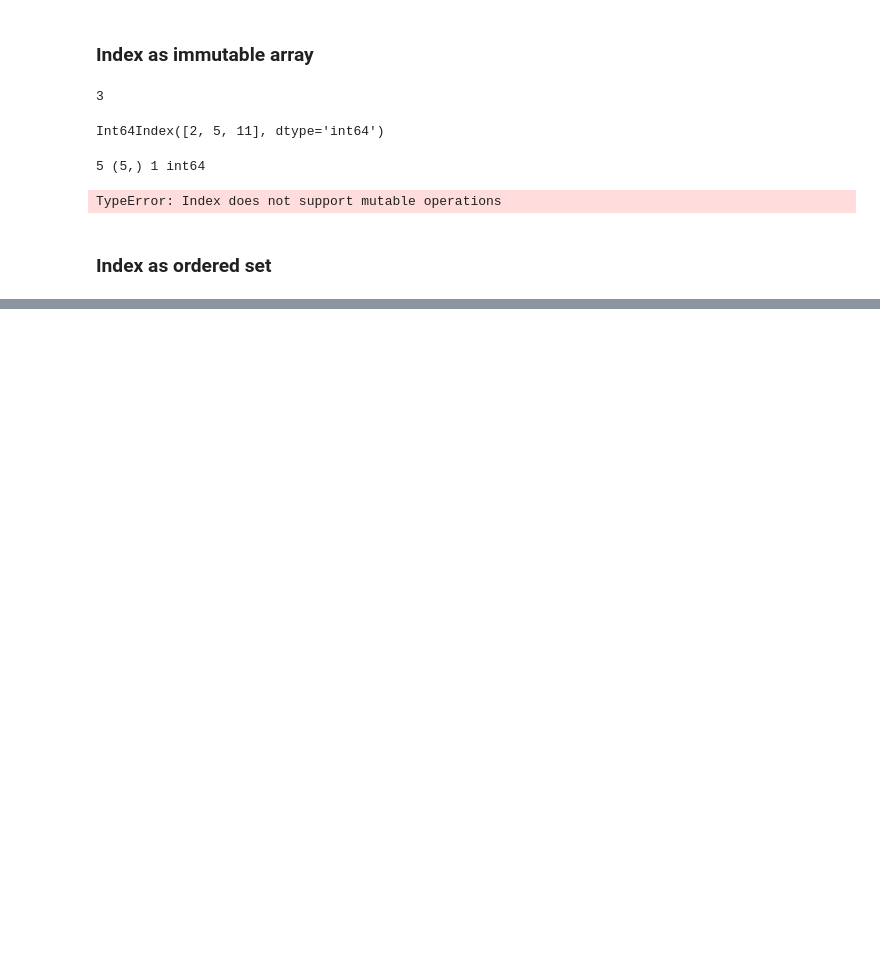
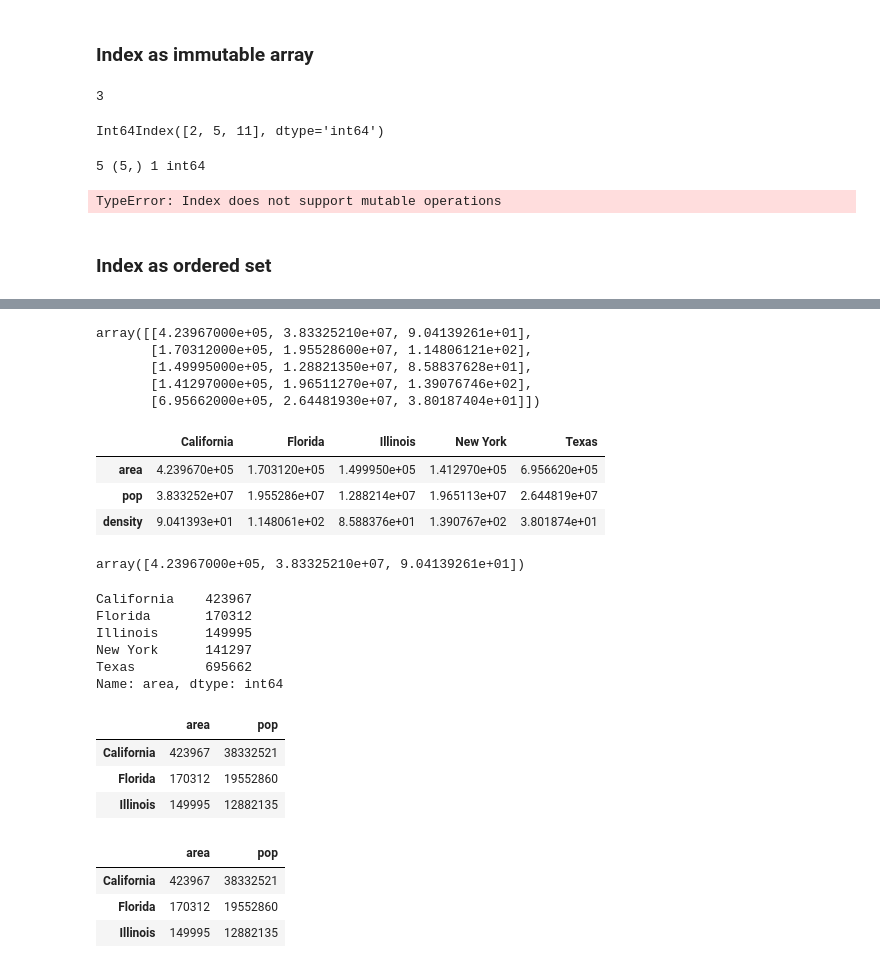
Before and after one commit to jbuisine/python-learn, a Jupyter notebook: 03.Pandas/Pandas.ipynb, the cells around one changed output, grey strips where cells are left out. Drawn from its saved outputs; the diff is of its cells as text; code cells hidden in the pictures; blank space fills up the shorter version.

```diff
--- a/03.Pandas/Pandas.ipynb
+++ b/03.Pandas/Pandas.ipynb
@@ -376,0 +567,43 @@ indA & indB  # intersection
+# %%
+data.values
+# %% [output]
+array([[4.23967000e+05, 3.83325210e+07, 9.04139261e+01],
+       [1.70312000e+05, 1.95528600e+07, 1.14806121e+02],
+       [1.49995000e+05, 1.28821350e+07, 8.58837628e+01],
+       [1.41297000e+05, 1.96511270e+07, 1.39076746e+02],
+       [6.95662000e+05, 2.64481930e+07, 3.80187404e+01]])
+# %%
+data.T # swap rows and columns
+# %% [output]
+|  | California | Florida | Illinois | New York | Texas |
+| area | 4.239670e+05 | 1.703120e+05 | 1.499950e+05 | 1.412970e+05 | 6.956620e+05 |
+| pop | 3.833252e+07 | 1.955286e+07 | 1.288214e+07 | 1.965113e+07 | 2.644819e+07 |
+| density | 9.041393e+01 | 1.148061e+02 | 8.588376e+01 | 1.390767e+02 | 3.801874e+01 |
+# %%
+data.values[0]
+# %% [output]
+array([4.23967000e+05, 3.83325210e+07, 9.04139261e+01])
+# %%
+data['area']
+# %% [output]
+California    423967
+Florida       170312
+Illinois      149995
+New York      141297
+Texas         695662
+Name: area, dtype: int64
+# %%
+# first three row indices and first two cols indices
+data.iloc[:3, :2] # using indices
+# %% [output]
+|  | area | pop |
+| California | 423967 | 38332521 |
+| Florida | 170312 | 19552860 |
+| Illinois | 149995 | 12882135 |
+# %%
+data.loc[:'Illinois', :'pop'] # using indices values
+# %% [output]
+|  | area | pop |
+| California | 423967 | 38332521 |
+| Florida | 170312 | 19552860 |
+| Illinois | 149995 | 12882135 |
```
Also changed, not shown: parts of 49 cells of this notebook.
